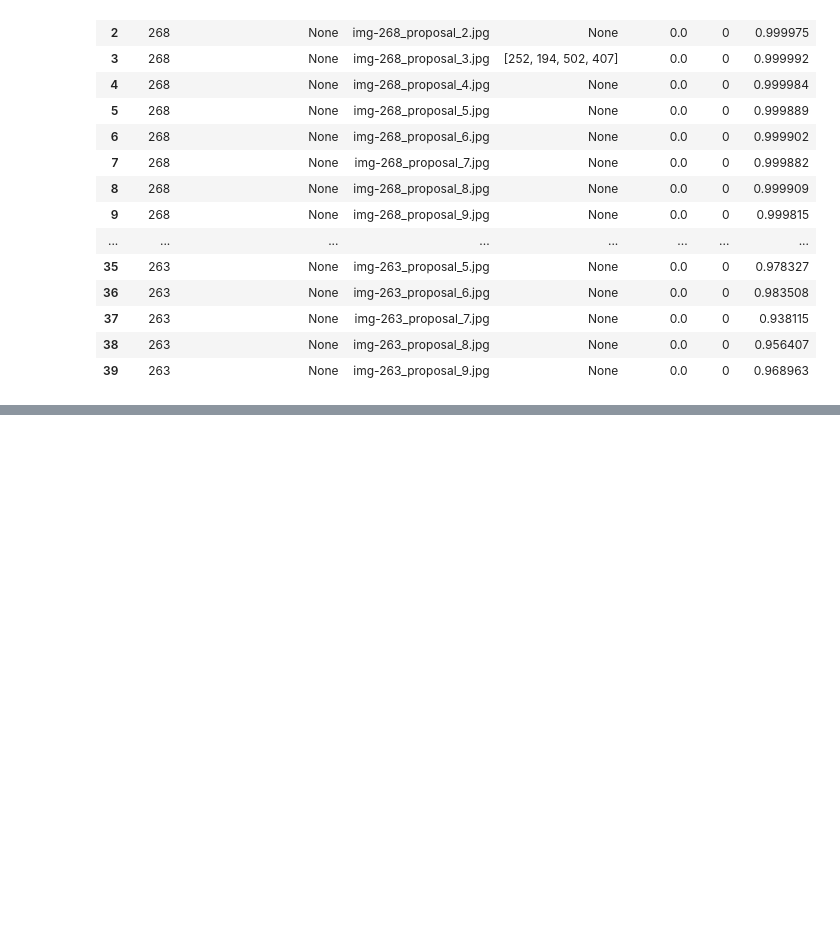
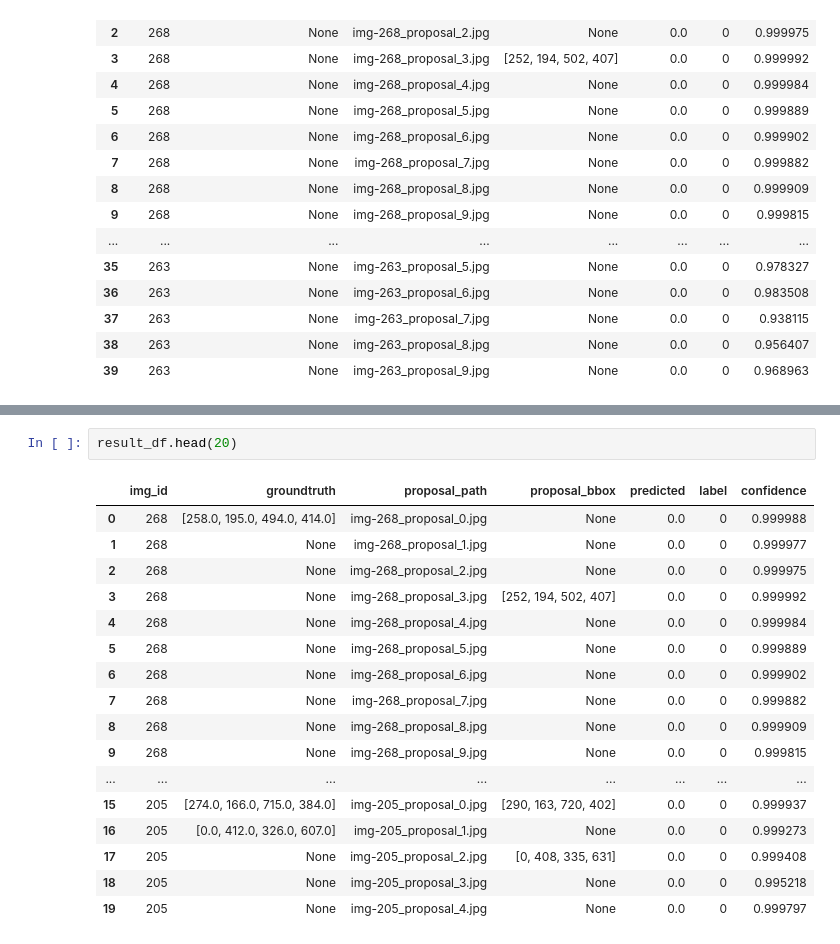
Before and after one commit to amirkfir/PotholesSegmentation, a Jupyter notebook: Python_Files/object_detection_post_processing.ipynb, the cells around one changed output, grey strips where cells are left out. Drawn from its saved outputs; the diff is of its cells as text; blank space fills up the shorter version.

Commit message:
prepared new dataframe for AP

```diff
--- a/Python_Files/object_detection_post_processing.ipynb
+++ b/Python_Files/object_detection_post_processing.ipynb
@@ -279,0 +258,20 @@ plt.show()
+# %%
+result_df.head(20)
+# %% [output]
+|  | img_id | groundtruth | proposal_path | proposal_bbox | predicted | label | confidence |
+| 0 | 268 | [258.0, 195.0, 494.0, 414.0] | img-268_proposal_0.jpg | None | 0.0 | 0 | 0.999988 |
+| 1 | 268 | None | img-268_proposal_1.jpg | None | 0.0 | 0 | 0.999977 |
+| 2 | 268 | None | img-268_proposal_2.jpg | None | 0.0 | 0 | 0.999975 |
+| 3 | 268 | None | img-268_proposal_3.jpg | [252, 194, 502, 407] | 0.0 | 0 | 0.999992 |
+| 4 | 268 | None | img-268_proposal_4.jpg | None | 0.0 | 0 | 0.999984 |
+| 5 | 268 | None | img-268_proposal_5.jpg | None | 0.0 | 0 | 0.999889 |
+| 6 | 268 | None | img-268_proposal_6.jpg | None | 0.0 | 0 | 0.999902 |
+| 7 | 268 | None | img-268_proposal_7.jpg | None | 0.0 | 0 | 0.999882 |
+| 8 | 268 | None | img-268_proposal_8.jpg | None | 0.0 | 0 | 0.999909 |
+| 9 | 268 | None | img-268_proposal_9.jpg | None | 0.0 | 0 | 0.999815 |
+| ... | ... | ... | ... | ... | ... | ... | ... |
+| 15 | 205 | [274.0, 166.0, 715.0, 384.0] | img-205_proposal_0.jpg | [290, 163, 720, 402] | 0.0 | 0 | 0.999937 |
+| 16 | 205 | [0.0, 412.0, 326.0, 607.0] | img-205_proposal_1.jpg | None | 0.0 | 0 | 0.999273 |
+| 17 | 205 | None | img-205_proposal_2.jpg | [0, 408, 335, 631] | 0.0 | 0 | 0.999408 |
+| 18 | 205 | None | img-205_proposal_3.jpg | None | 0.0 | 0 | 0.995218 |
+| 19 | 205 | None | img-205_proposal_4.jpg | None | 0.0 | 0 | 0.999797 |
```
Also changed, not shown: parts of 8 cells of this notebook.
